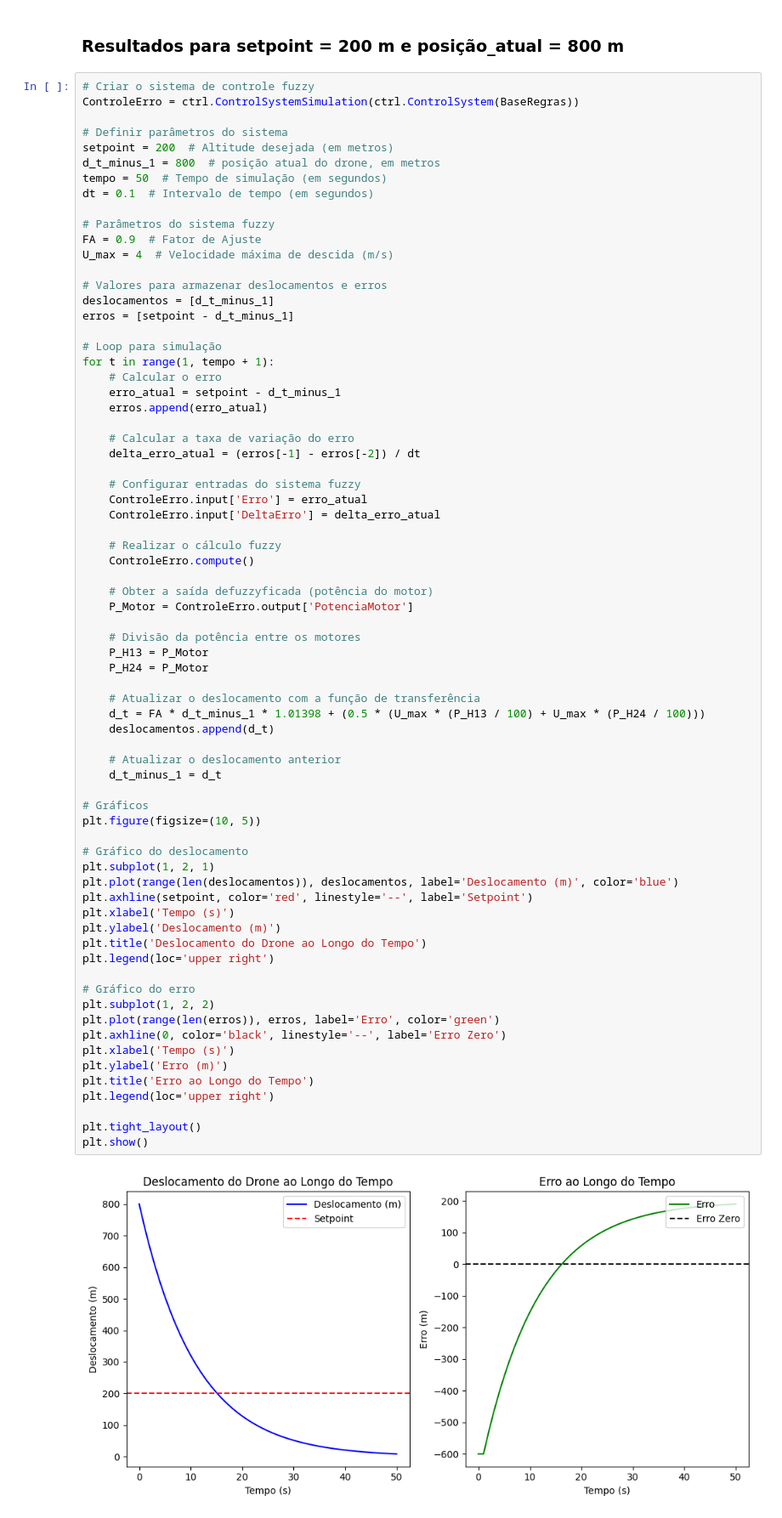
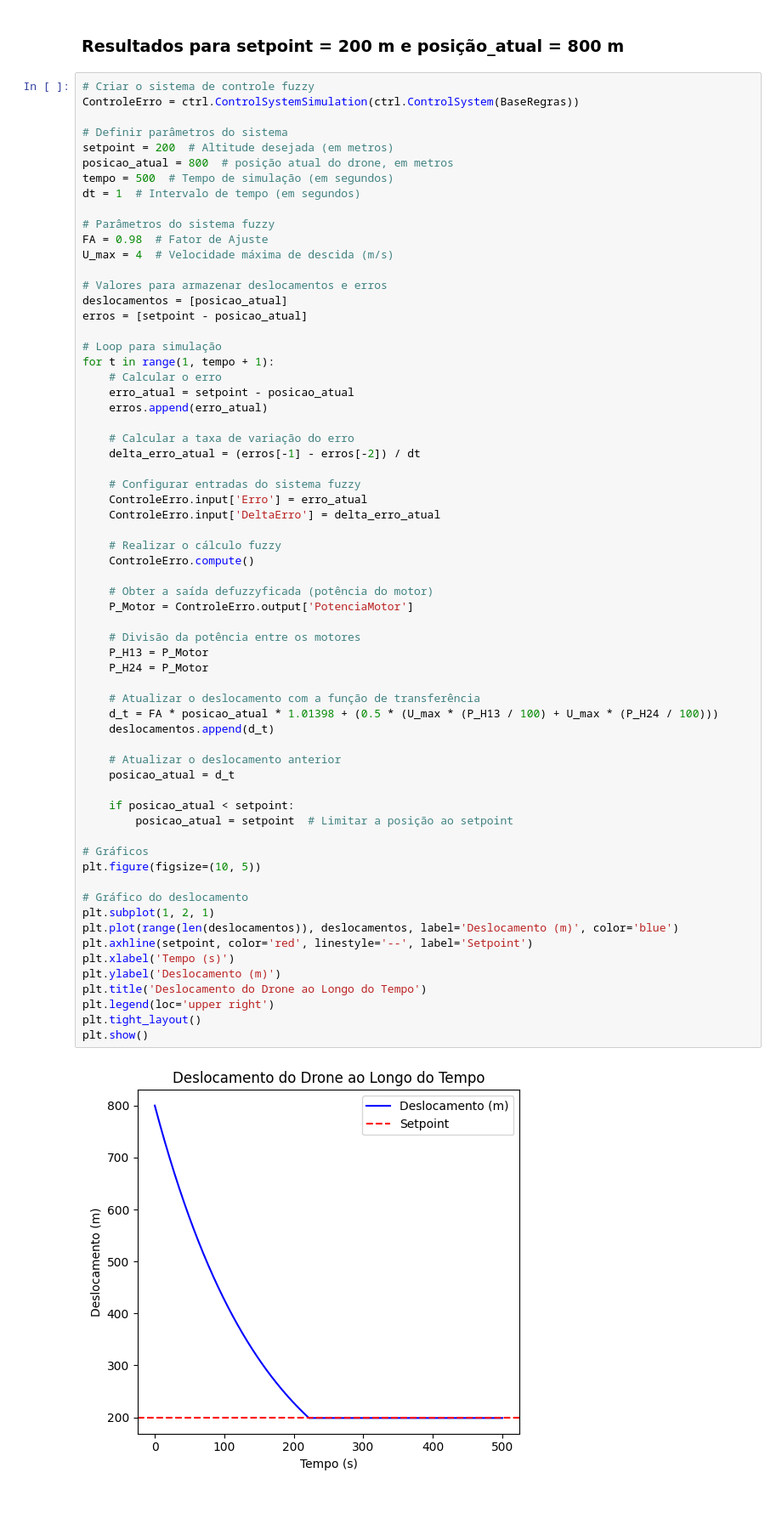
Before and after one commit to leoclamp/Controle_Fuzzy_PD, a Jupyter notebook: fuzzy_PD.ipynb, the cells around one changed output. Shown at 85% size. Cells and saved outputs as stored; diff of their text form.

```diff
--- a/fuzzy_PD.ipynb
+++ b/fuzzy_PD.ipynb
@@ -255,22 +256,22 @@ ControleErro = ctrl.ControlSystemSimulation(ctrl.ControlSystem(BaseRegras))
 
 # Definir parâmetros do sistema
 setpoint = 200  # Altitude desejada (em metros)
-d_t_minus_1 = 800  # posição atual do drone, em metros
-tempo = 50  # Tempo de simulação (em segundos)
-dt = 0.1  # Intervalo de tempo (em segundos)
+posicao_atual = 800  # posição atual do drone, em metros
+tempo = 500  # Tempo de simulação (em segundos)
+dt = 1  # Intervalo de tempo (em segundos)
 
 # Parâmetros do sistema fuzzy
-FA = 0.9  # Fator de Ajuste
+FA = 0.98  # Fator de Ajuste
 U_max = 4  # Velocidade máxima de descida (m/s)
 
 # Valores para armazenar deslocamentos e erros
-deslocamentos = [d_t_minus_1]
-erros = [setpoint - d_t_minus_1]
+deslocamentos = [posicao_atual]
+erros = [setpoint - posicao_atual]
 
 # Loop para simulação
 for t in range(1, tempo + 1):
     # Calcular o erro
-    erro_atual = setpoint - d_t_minus_1
+    erro_atual = setpoint - posicao_atual
     erros.append(erro_atual)
 
     # Calcular a taxa de variação do erro
@@ -282,43 +283,36 @@ for t in range(1, tempo + 1):
 
     # Realizar o cálculo fuzzy
     ControleErro.compute()
 
     # Obter a saída defuzzyficada (potência do motor)
     P_Motor = ControleErro.output['PotenciaMotor']
 
     # Divisão da potência entre os motores
     P_H13 = P_Motor
     P_H24 = P_Motor
 
     # Atualizar o deslocamento com a função de transferência
-    d_t = FA * d_t_minus_1 * 1.01398 + (0.5 * (U_max * (P_H13 / 100) + U_max * (P_H24 / 100)))
+    d_t = FA * posicao_atual * 1.01398 + (0.5 * (U_max * (P_H13 / 100) + U_max * (P_H24 / 100)))
     deslocamentos.append(d_t)
 
     # Atualizar o deslocamento anterior
-    d_t_minus_1 = d_t
+    posicao_atual = d_t
+
+    if posicao_atual < setpoint:
+        posicao_atual = setpoint  # Limitar a posição ao setpoint
 
 # Gráficos
 plt.figure(figsize=(10, 5))
 
 # Gráfico do deslocamento
 plt.subplot(1, 2, 1)
 plt.plot(range(len(deslocamentos)), deslocamentos, label='Deslocamento (m)', color='blue')
 plt.axhline(setpoint, color='red', linestyle='--', label='Setpoint')
 plt.xlabel('Tempo (s)')
 plt.ylabel('Deslocamento (m)')
 plt.title('Deslocamento do Drone ao Longo do Tempo')
 plt.legend(loc='upper right')
-
-# Gráfico do erro
-plt.subplot(1, 2, 2)
-plt.plot(range(len(erros)), erros, label='Erro', color='green')
-plt.axhline(0, color='black', linestyle='--', label='Erro Zero')
-plt.xlabel('Tempo (s)')
-plt.ylabel('Erro (m)')
-plt.title('Erro ao Longo do Tempo')
-plt.legend(loc='upper right')
-
 plt.tight_layout()
 plt.show()
 # %% [output]
-[figure, old version]
+[figure, new version]
```
Also changed, not shown: parts of 3 cells of this notebook.
